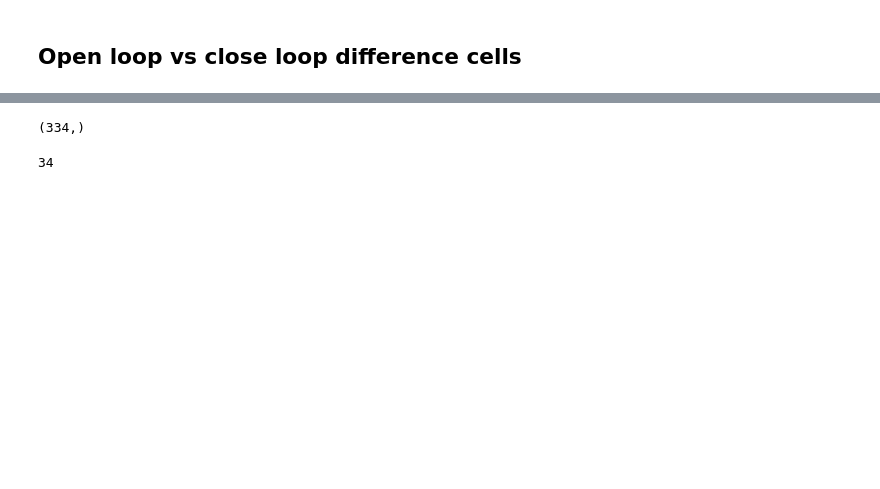
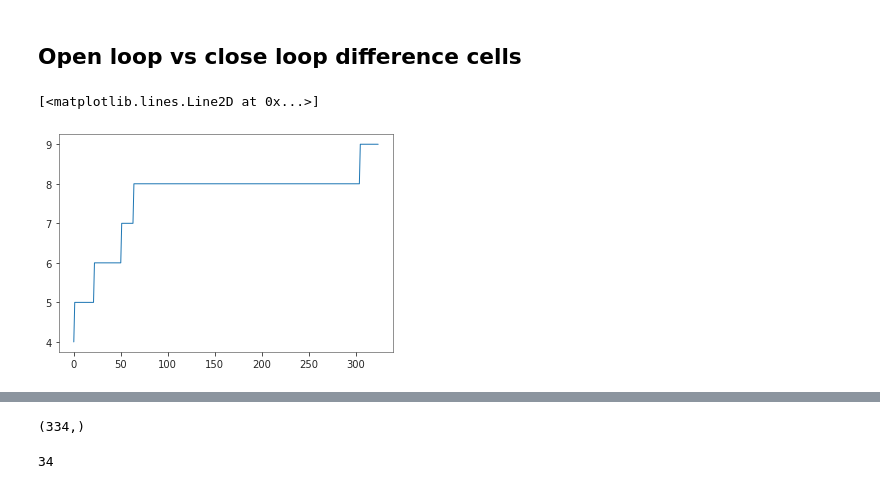
Before and after one commit to zqwei/Glia_analysis, a Jupyter notebook: Notebooks/analysis.ipynb, the cells around one changed output, grey strips where cells are left out. Cells and saved outputs as stored; diff of their text form; code cells hidden in the pictures; blank space fills up the shorter version.

```diff
--- a/Notebooks/analysis.ipynb
+++ b/Notebooks/analysis.ipynb
@@ -71,5 +77,10 @@ for n, _ in enumerate(trial_list):
 # %%
 p_list = np.load(save_root+'p_value.npy')
+# %%
+plt.plot(epoch_list[40])
+# %% [output]
+[<matplotlib.lines.Line2D at 0x...>]
+[figure, added]
 # %%
 A_ext = np.zeros(brain_map.shape[:-1]).astype('int')
 for n_, A_ in enumerate(A):
```
Also changed, not shown: parts of 22 cells of this notebook.
